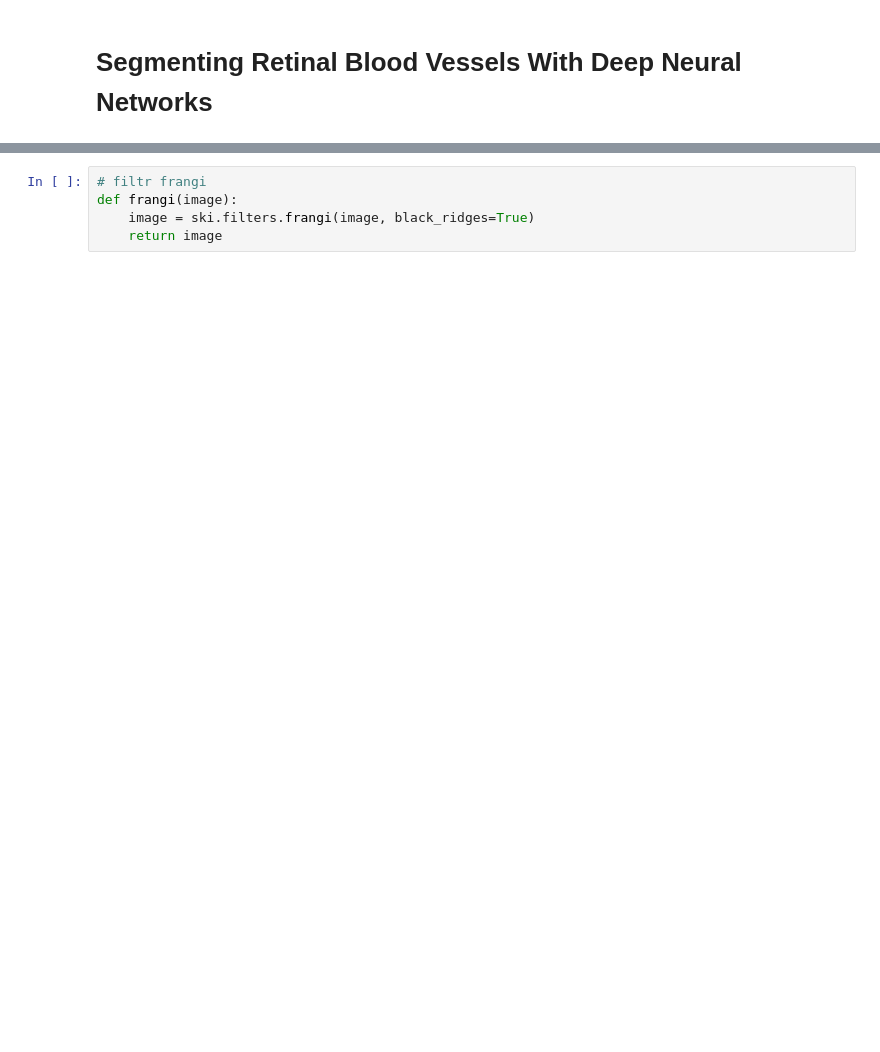
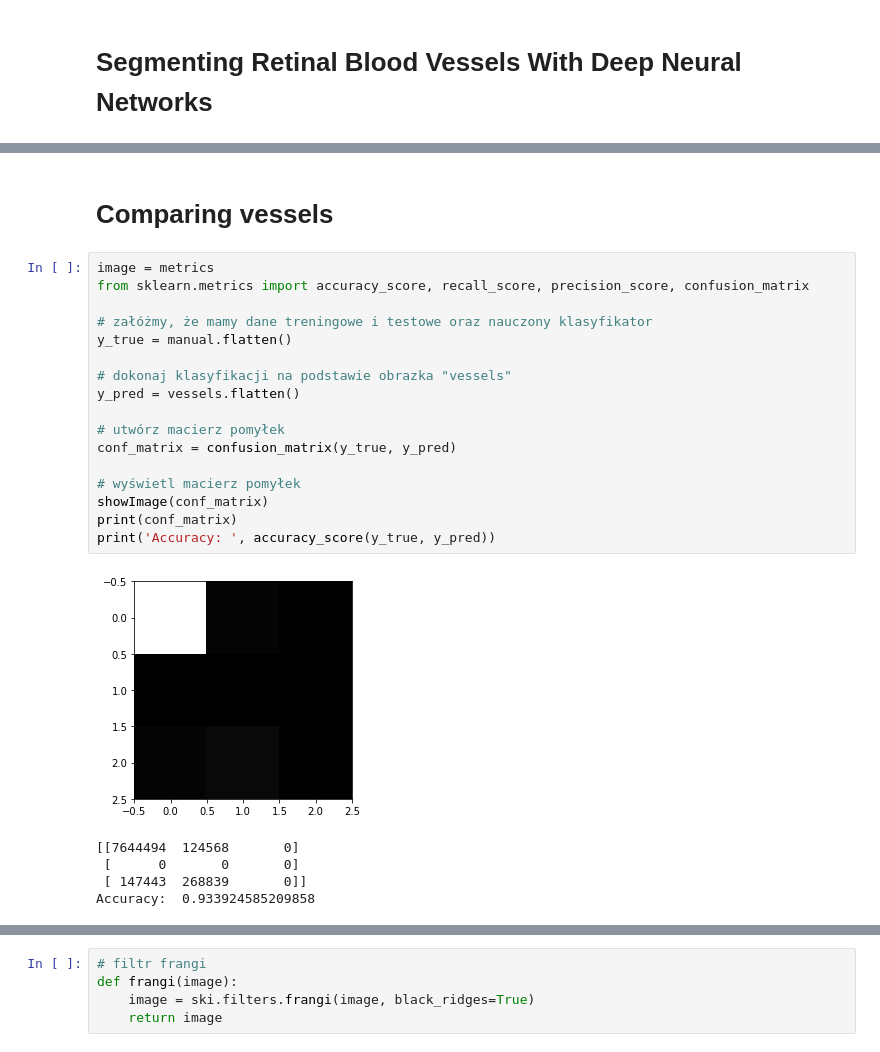
Before and after one commit to HelenaMaslowska/Segmenting-Retinal-Blood-Vessels-With-Deep-Neural-NetworksPlik, a Jupyter notebook: eye.ipynb, the cells around one changed output, grey strips where cells are left out. Cells and saved outputs as stored; diff of their text form; blank space fills up the shorter version.

```diff
--- a/eye.ipynb
+++ b/eye.ipynb
@@ -16,0 +94,25 @@ mask = loadImageTif(mask_filename)
+# %% [markdown]
+# Comparing vessels
+# %%
+image = metrics
+from sklearn.metrics import accuracy_score, recall_score, precision_score, confusion_matrix
+
+# załóżmy, że mamy dane treningowe i testowe oraz nauczony klasyfikator
+y_true = manual.flatten()
+
+# dokonaj klasyfikacji na podstawie obrazka "vessels"
+y_pred = vessels.flatten()
+
+# utwórz macierz pomyłek
+conf_matrix = confusion_matrix(y_true, y_pred)
+
+# wyświetl macierz pomyłek
+showImage(conf_matrix)
+print(conf_matrix)
+print('Accuracy: ', accuracy_score(y_true, y_pred))
+# %% [output]
+[figure, added]
+[[7644494  124568       0]
+ [      0       0       0]
+ [ 147443  268839       0]]
+Accuracy:  0.933924585209858
```
Also changed, not shown: parts of 18 cells of this notebook, 3 other files.
